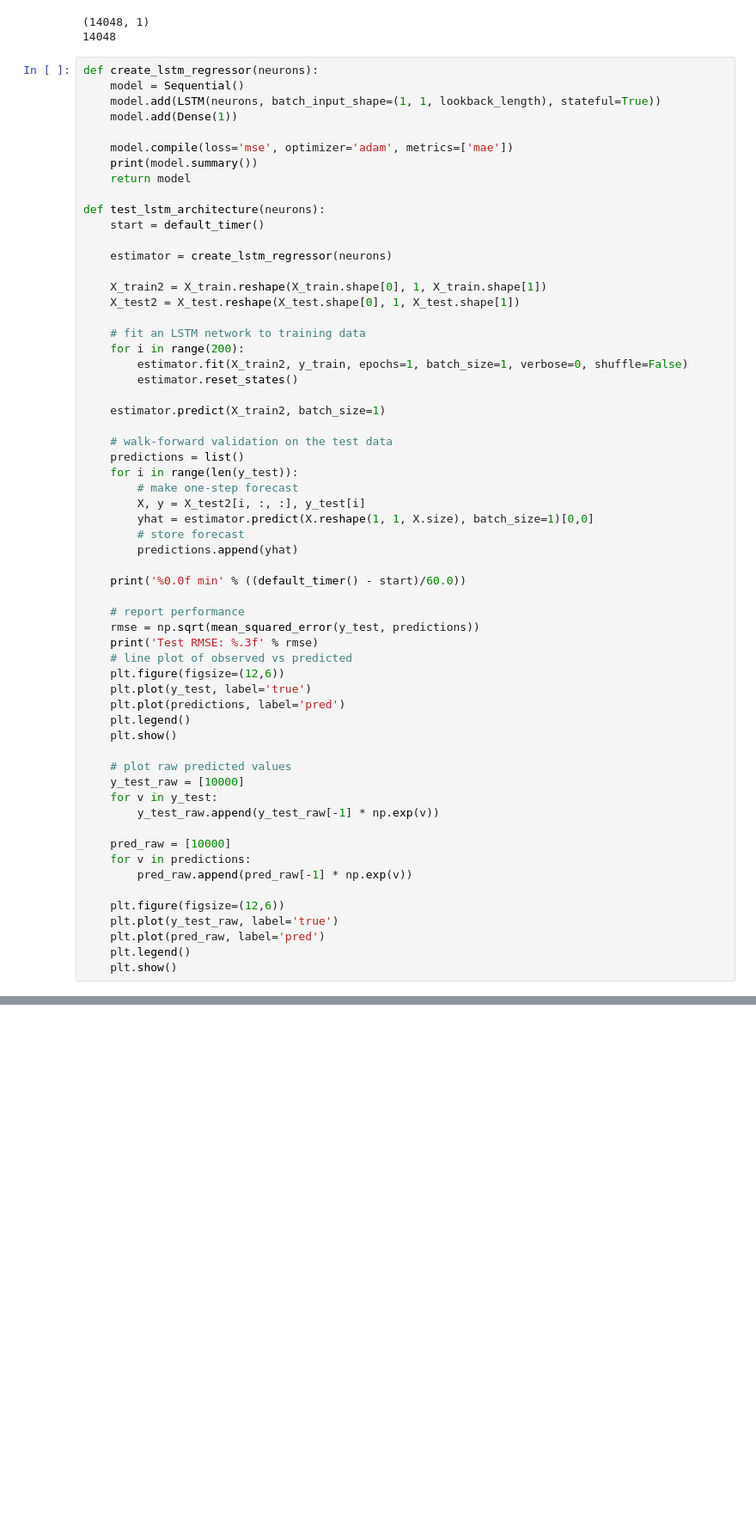
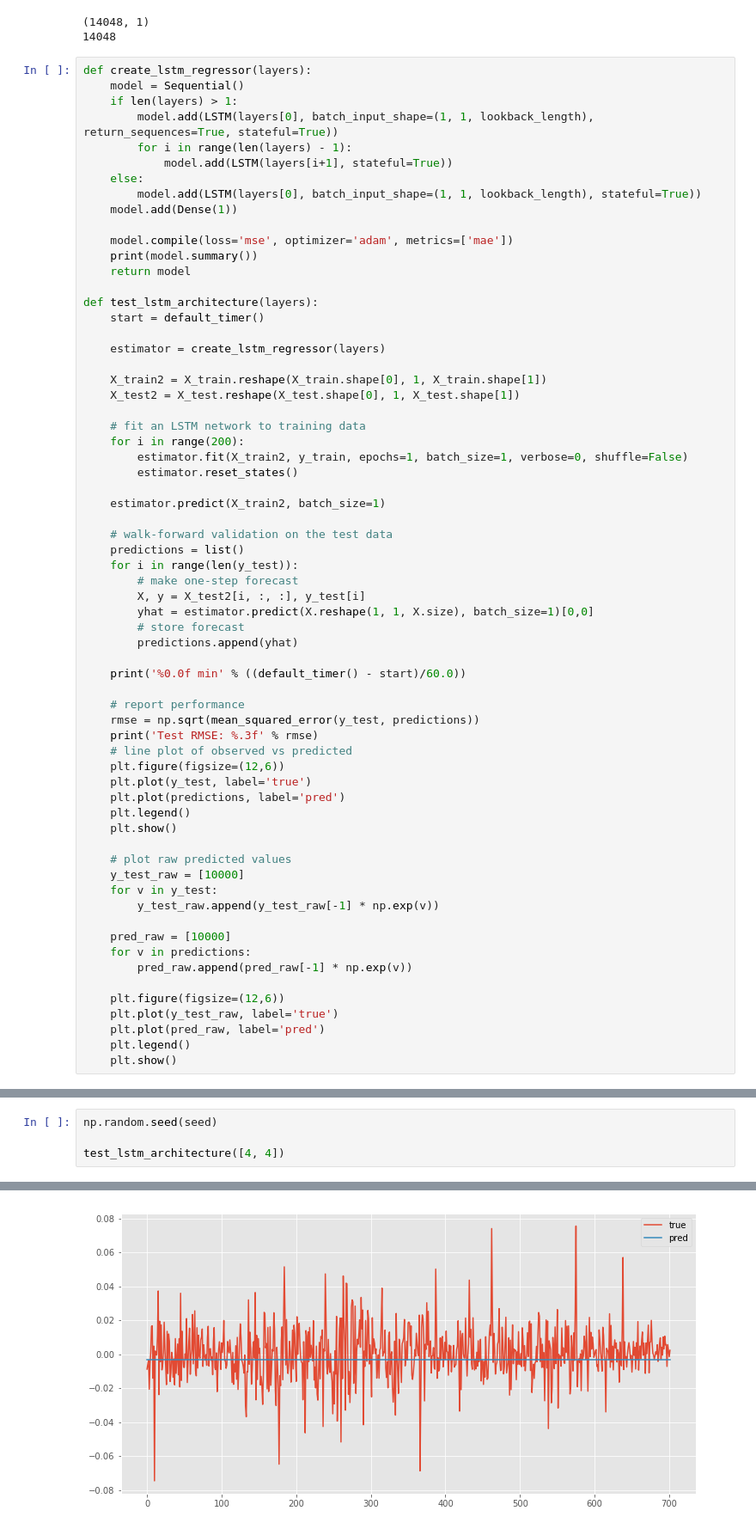
Before and after one commit to jaketimothy/timeseries-forecasting, a Jupyter notebook: LSTM Regressor.ipynb, the cells around one changed output, grey strips where cells are left out. Shown at 86% size. Drawn from its saved outputs; the diff is of its cells as text; blank space fills up the shorter version.

Commit message:
multilayer lstm

```diff
--- a/LSTM Regressor.ipynb
+++ b/LSTM Regressor.ipynb
@@ -63,19 +64,24 @@ print(len(X_train) + len(X_test))
 (14048, 1)
 14048
 # %%
-def create_lstm_regressor(neurons):
+def create_lstm_regressor(layers):
     model = Sequential()
-    model.add(LSTM(neurons, batch_input_shape=(1, 1, lookback_length), stateful=True))
+    if len(layers) > 1:
+        model.add(LSTM(layers[0], batch_input_shape=(1, 1, lookback_length), return_sequences=True, stateful=True))
+        for i in range(len(layers) - 1):
+            model.add(LSTM(layers[i+1], stateful=True))
+    else:
+        model.add(LSTM(layers[0], batch_input_shape=(1, 1, lookback_length), stateful=True))
     model.add(Dense(1))
 
     model.compile(loss='mse', optimizer='adam', metrics=['mae'])
     print(model.summary())
     return model
 
-def test_lstm_architecture(neurons):
+def test_lstm_architecture(layers):
     start = default_timer()
 
-    estimator = create_lstm_regressor(neurons)
+    estimator = create_lstm_regressor(layers)
 
     X_train2 = X_train.reshape(X_train.shape[0], 1, X_train.shape[1])
     X_test2 = X_test.reshape(X_test.shape[0], 1, X_test.shape[1])
@@ -164,3 +170,8 @@ None
 Test RMSE: 0.016
 [figure]
 [figure]
+# %%
+np.random.seed(seed)
+
+test_lstm_architecture([4, 4])
+# %% [output]
@@ -166,0 +194 @@ Test RMSE: 0.016
+[figure, added]
```
Also changed, not shown: parts of 5 cells of this notebook.
